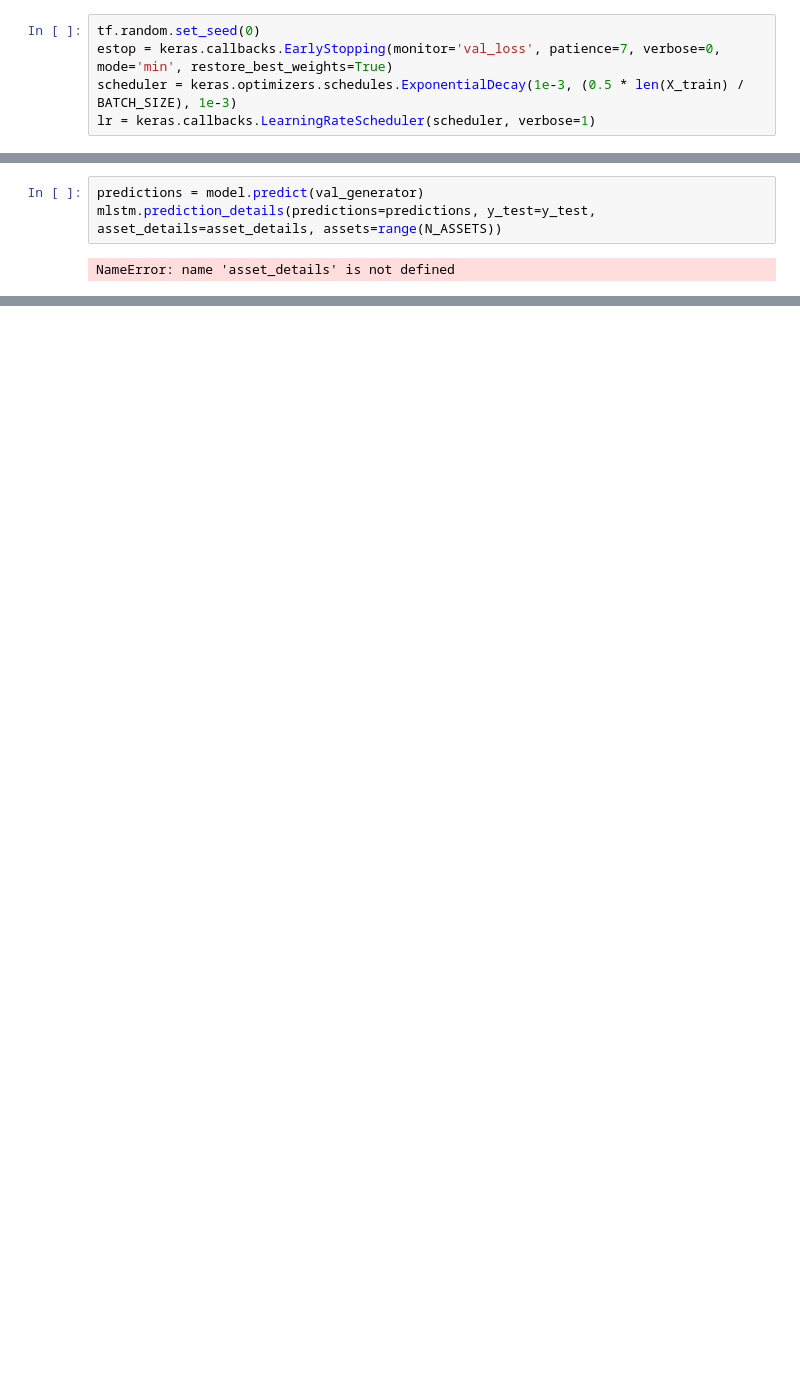
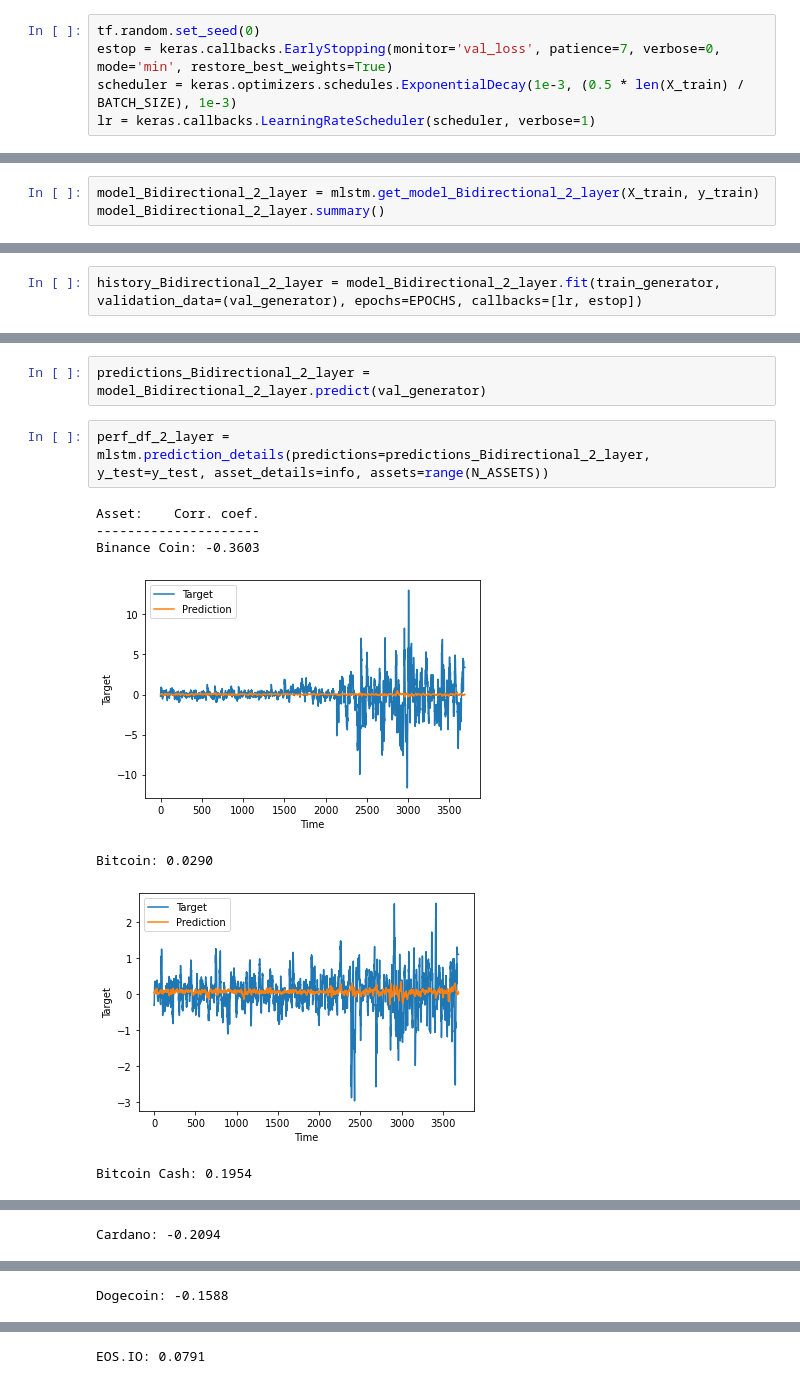
Before and after one commit to ayman-mezghani/ml4f-project, a Jupyter notebook: LSTM.ipynb, the cells around one changed output, grey strips where cells are left out. Saved outputs shown, nothing was run; the diff lists cells and outputs as text; blank space fills up the shorter version.

```diff
--- a/LSTM.ipynb
+++ b/LSTM.ipynb
@@ -182,0 +184,3 @@ mlstm.plot_training_history(history)
+# %%
+model_Bidirectional_2_layer = mlstm.get_model_Bidirectional_2_layer(X_train, y_train)
+model_Bidirectional_2_layer.summary()
@@ -182,0 +205,2 @@ mlstm.plot_training_history(history)
+# %%
+history_Bidirectional_2_layer = model_Bidirectional_2_layer.fit(train_generator, validation_data=(val_generator), epochs=EPOCHS, callbacks=[lr, estop])
@@ -183,5 +225,12 @@ mlstm.plot_training_history(history)
+# %%
+predictions_Bidirectional_2_layer = model_Bidirectional_2_layer.predict(val_generator)
 # %%
-predictions = model.predict(val_generator)
-mlstm.prediction_details(predictions=predictions, y_test=y_test, asset_details=asset_details, assets=range(N_ASSETS))
+perf_df_2_layer = mlstm.prediction_details(predictions=predictions_Bidirectional_2_layer, y_test=y_test, asset_details=info, assets=range(N_ASSETS))
 # %% [output]
-NameError: name 'asset_details' is not defined
+Asset:    Corr. coef.
+---------------------
+Binance Coin: -0.3603
+[figure, added]
+Bitcoin: 0.0290
+[figure, added]
+Bitcoin Cash: 0.1954
@@ -187,0 +238 @@ NameError: name 'asset_details' is not defined
+Cardano: -0.2094
@@ -187,0 +240 @@ NameError: name 'asset_details' is not defined
+Dogecoin: -0.1588
@@ -187,0 +242 @@ NameError: name 'asset_details' is not defined
+EOS.IO: 0.0791
```
Also changed, not shown: parts of 33 cells of this notebook, 3 other files.
